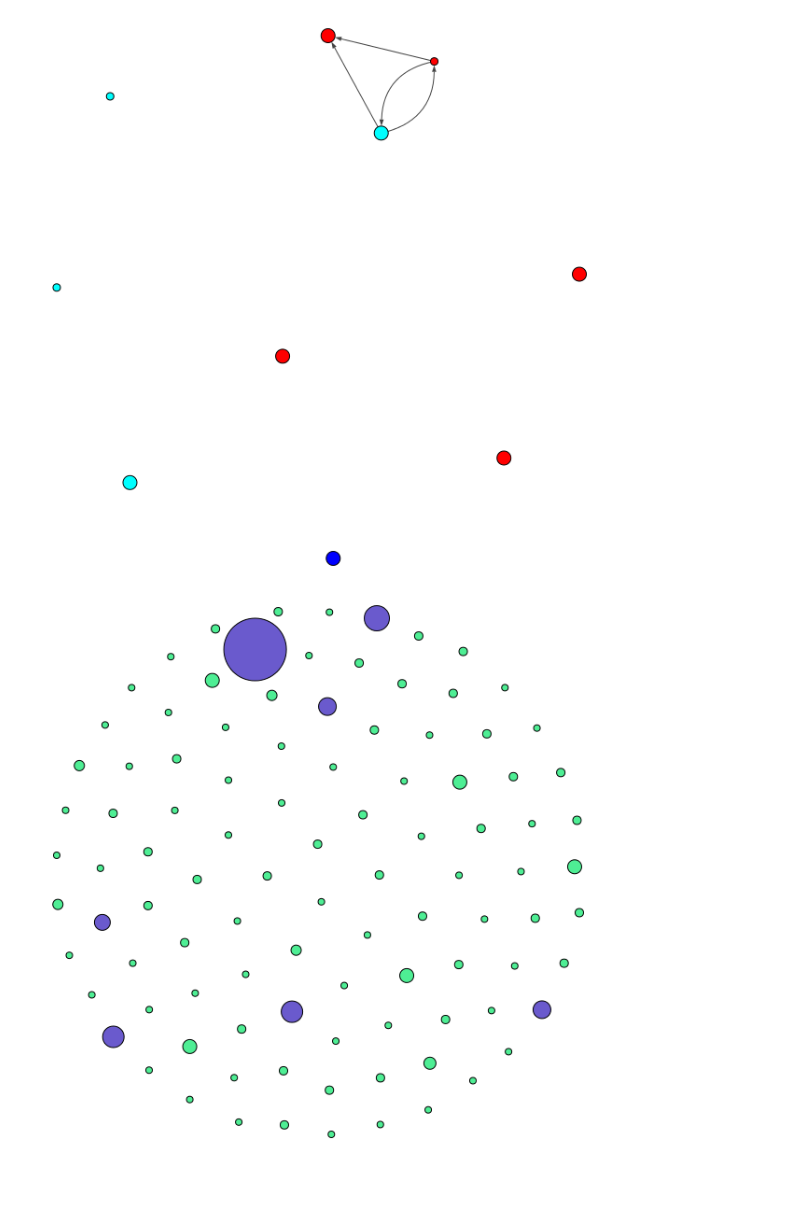
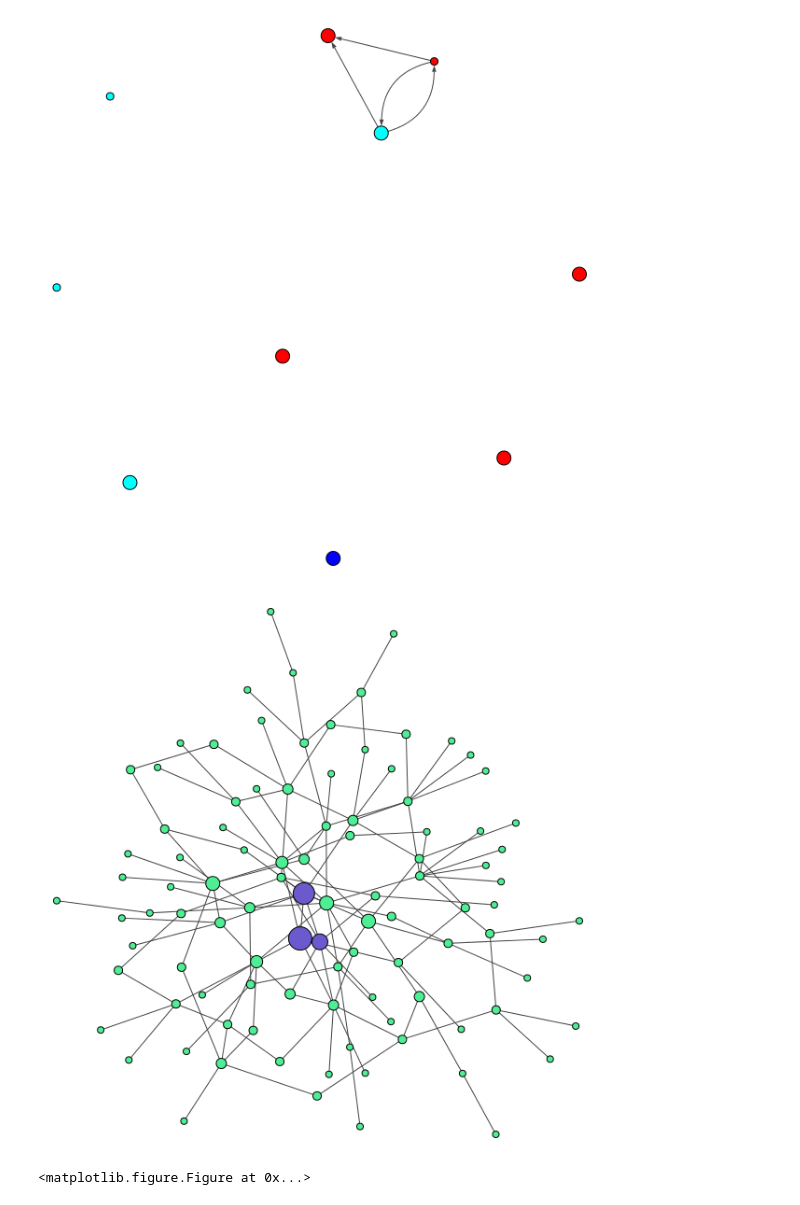
Before and after one commit to patapisp/SocialAwereness, a Jupyter notebook: PyConciousness.ipynb, the cells around one changed output. Saved outputs shown, nothing was run; the diff lists cells and outputs as text; code cells hidden in the pictures.

Commit message:
Implemented links between agents

```diff
--- a/PyConciousness.ipynb
+++ b/PyConciousness.ipynb
@@ -104,8 +104,9 @@ class SocialNet:
         links it has.
         """
         self.N = N
-        self.g = igraph.Graph(self.N ,directed=True)
+        self.g = igraph.Graph(self.N )
         self._create_agents()
+        self._create_links()
         self.visual_style = {}
         self.visual_style["vertex_size"]=self.g.vs["size"]
         self.visual_style["edge_arrow_size"] = 0.5
@@ -117,6 +118,7 @@ class SocialNet:
             links = self.scale_free_distr()
             v["size"] = 5 + 2*links
             v["links"] = links
+            v["open links"] = links
             if links > 5:
                 v["type"] = "core"
                 v["color"] = "slate blue"
@@ -124,6 +126,26 @@ class SocialNet:
                 v["type"] = "peripheral"
                 v["color"] = "SeaGreen2"
         return
+
+    def _create_links(self):
+        links = {}
+        for v in self.g.vs.indices:
+            links[v] = self.g.vs[v]['open links']
+
+        L = self.g.vs.indices
+        while len(L)>1:
+            newlink=np.random.choice(L,2)
+            if links[newlink[0]]>1 and links[newlink[1]]>1:
+                links[newlink[1]]-=1
+                links[newlink[0]]-=1
+            elif links[newlink[1]]==1:
+                L = np.delete(L,np.where(L==newlink[1]))
+            elif links[newlink[0]]==1:
+                L = np.delete(L,np.where(L==newlink[0]))
+
+            self.g.add_edge(newlink[0], newlink[1])
+        return
+
 
     def scale_free_distr(self):
         """Power law distr P(k)=k^-2. In order to
@@ -160,6 +182,30 @@ class Agent(igraph.Vertex):
         self.attr["size"] = int(self.num_links*2)
 # %%
 Net = SocialNet(100)
-Net.draw()
-# %% [output]
-[figure, removed]
+# %%
+Net.g.simplify()
+Net.draw()
+# %% [output]
+[figure, added]
+# %%
+class AwerenessSimulation(SocialNetwork):
+    def __init__(self, number_of_events):
+        self.num_events
+        self.events_table = []
+
+    def generate_events(self):
+        for e in range(self.num_events):
+            event = SocialEvent()
+            what = np.random.choice([range(len(event.event_types))], 1)[0]
+            self.events_table.append(event)
+
+class SocialEvent:
+    def __init__(self):
+        self.attributes = {'name':tag, 'magnitude':magnitude, 'time': 0}
+        self.event_types = ['emergency', 'political', 'sports', 'art', 'gossip']
+        self.event_weights = [1.0, 0.7, 0.3, 0.2, 0.4]
+
+    def update_event(self):
+        pass
+# %% [output]
+<matplotlib.figure.Figure at 0x...>
```
Also changed, not shown: 2 other files.
